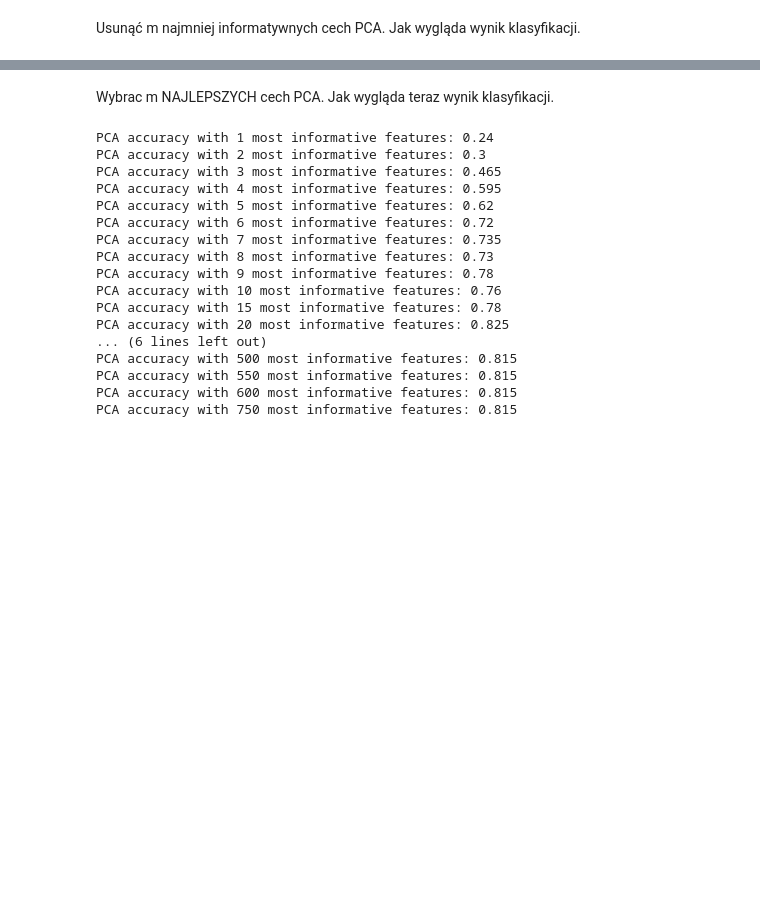
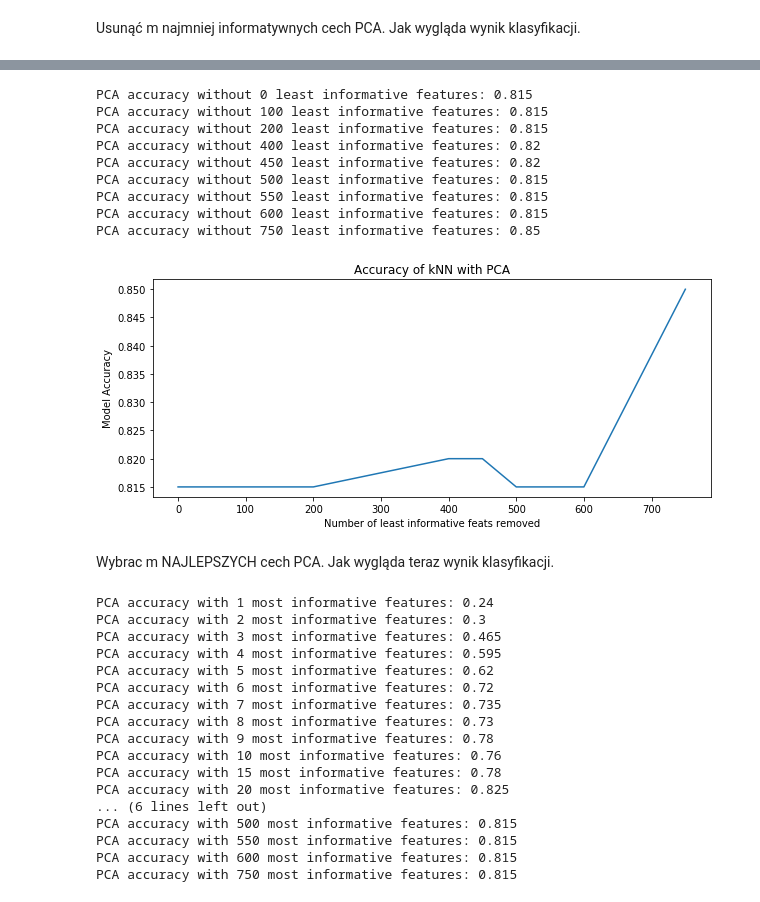
Before and after one commit to arkadiuss/ML_lab2_solution, a Jupyter notebook: lab2_tutorial.ipynb, the cells around one changed output, grey strips where cells are left out. Cells and saved outputs as stored; diff of their text form; code cells hidden in the pictures; blank space fills up the shorter version.

```diff
--- a/lab2_tutorial.ipynb
+++ b/lab2_tutorial.ipynb
@@ -722,6 +733,15 @@ def my_pca(n=784):
     pca = PCA(n_components=n)
     return pca.fit_transform(transformedX)
 pcaedX = my_pca()
+# %%
+def my_train_test_pca(X_train, X_test, n=784):
+    scaler = StandardScaler()
+    X_train_scaled = scaler.fit_transform(X_train)
+    X_test_scaled = scaler.transform(X_test)
+    pca = PCA(n_components=n)
+    X_train_pca = pca.fit_transform(X_train_scaled)
+    X_test_pca = pca.transform(X_test_scaled)
+    return X_train_pca, X_test_pca
 # %%
 plt.imshow(pcaedX[100].reshape(28,28))
 # %% [output]
@@ -793,3 +826,36 @@ PCA accuracy without 750 least informative features: 0.84
+# %%
+all_feats = 784
+
+x_chart = []
+y_chart = []
+
+X_train, X_test, y_train, y_test = train_test_split(X, Y, test_size=0.2, random_state=42)
+
+for worst_num_feats in [0, 100, 200,400,450, 500, 550, 600, 750]:
+    X_train_pca, X_test_pca = my_train_test_pca(X_train, X_test, n=(all_feats - worst_num_feats))
+    acc = check_accuracy_knn(X_train_pca, X_test_pca, y_train, y_test)
+    print('PCA accuracy without', worst_num_feats, 'least informative features:',acc)
+    x_chart.append(worst_num_feats)
+    y_chart.append(acc)
+
+
+plt.figure(figsize = (10, 4))
+plt.plot(x_chart, y_chart)
+plt.title("Accuracy of kNN with PCA")
+plt.xlabel('Number of least informative feats removed')
+plt.ylabel('Model Accuracy')
+plt.show()
+# %% [output]
+PCA accuracy without 0 least informative features: 0.815
+PCA accuracy without 100 least informative features: 0.815
+PCA accuracy without 200 least informative features: 0.815
+PCA accuracy without 400 least informative features: 0.82
+PCA accuracy without 450 least informative features: 0.82
+PCA accuracy without 500 least informative features: 0.815
+PCA accuracy without 550 least informative features: 0.815
+PCA accuracy without 600 least informative features: 0.815
+PCA accuracy without 750 least informative features: 0.85
+[figure, added]
 # %% [markdown]
 Wybrac m NAJLEPSZYCH cech PCA. Jak wygląda teraz wynik klasyfikacji.
 # %%
```
Also changed, not shown: parts of 9 cells of this notebook.
